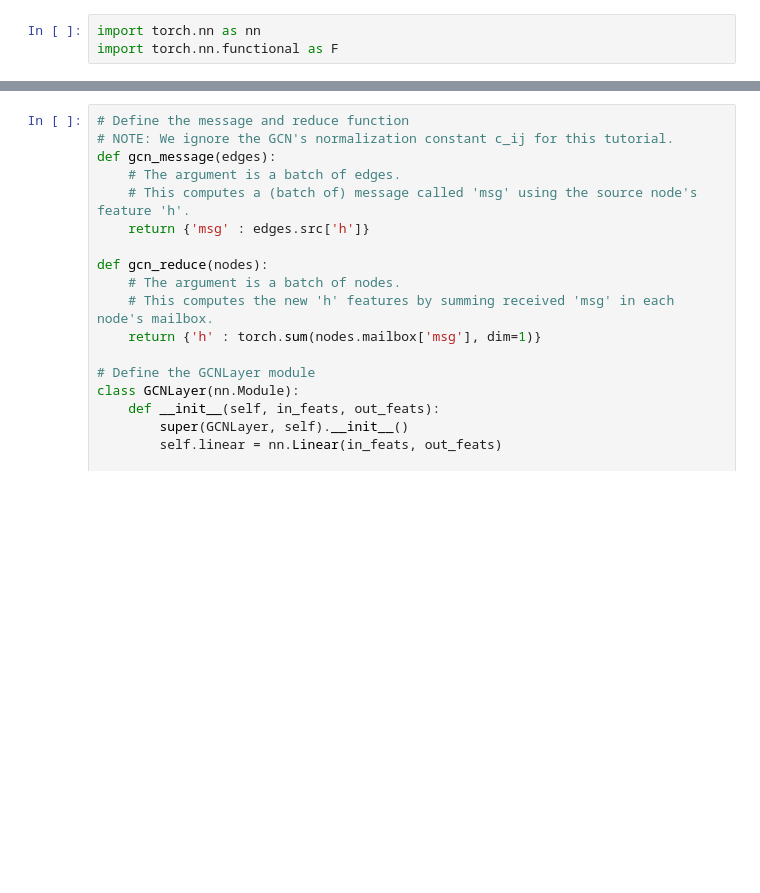
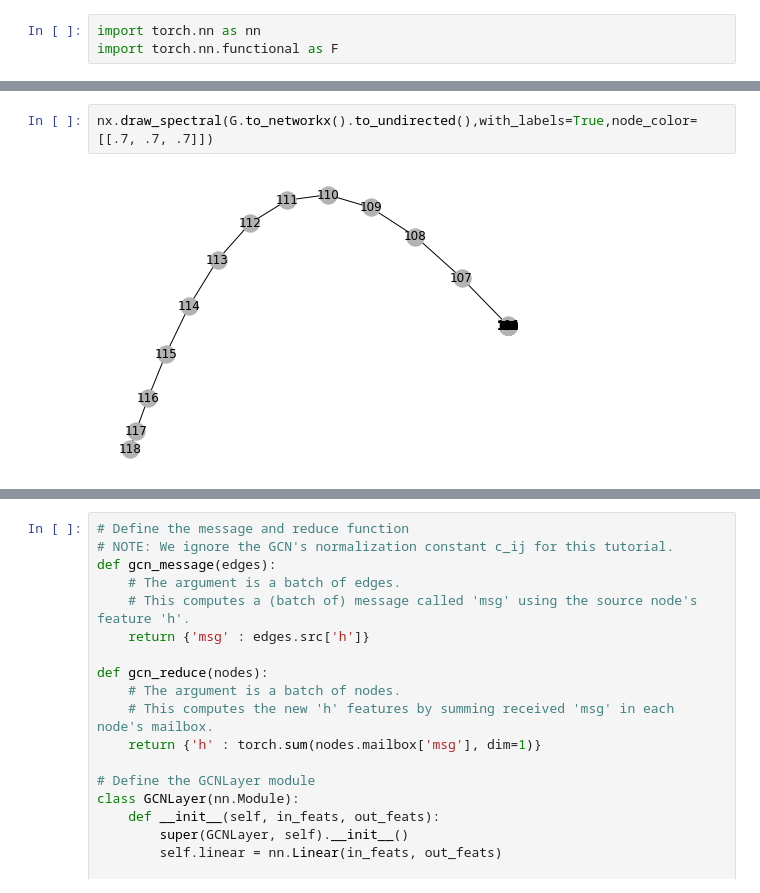
Before and after one commit to Axeln78/SpectralDGL, a Jupyter notebook: Laplacian_notebook/Laplacian.ipynb, the cells around one changed output, grey strips where cells are left out. Cells and saved outputs as stored; diff of their text form; blank space fills up the shorter version.

```diff
--- a/Laplacian_notebook/Laplacian.ipynb
+++ b/Laplacian_notebook/Laplacian.ipynb
@@ -40,0 +44,4 @@ We have 156 edges.
+# %%
+nx.draw_spectral(G.to_networkx().to_undirected(),with_labels=True,node_color=[[.7, .7, .7]])
+# %% [output]
+[figure, added]
```
Also changed, not shown: parts of 19 cells of this notebook.
